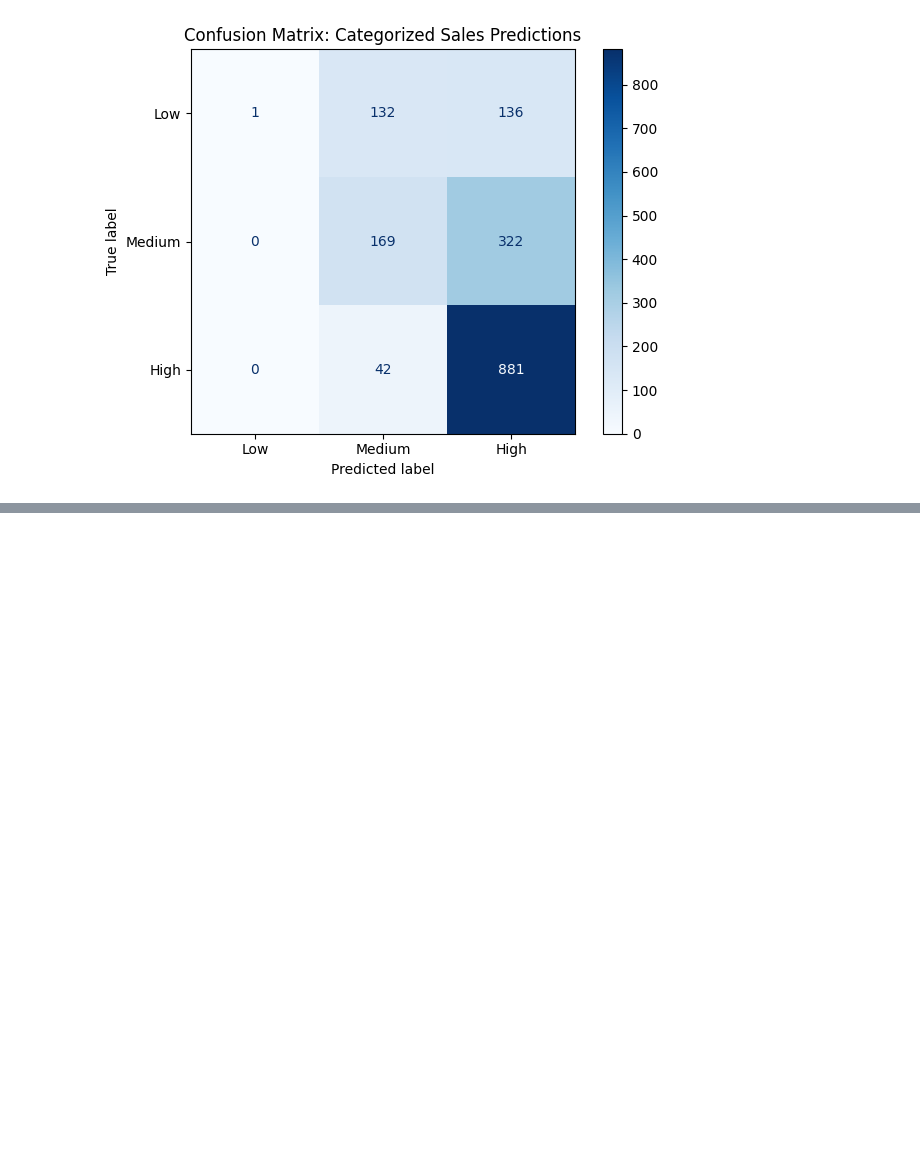
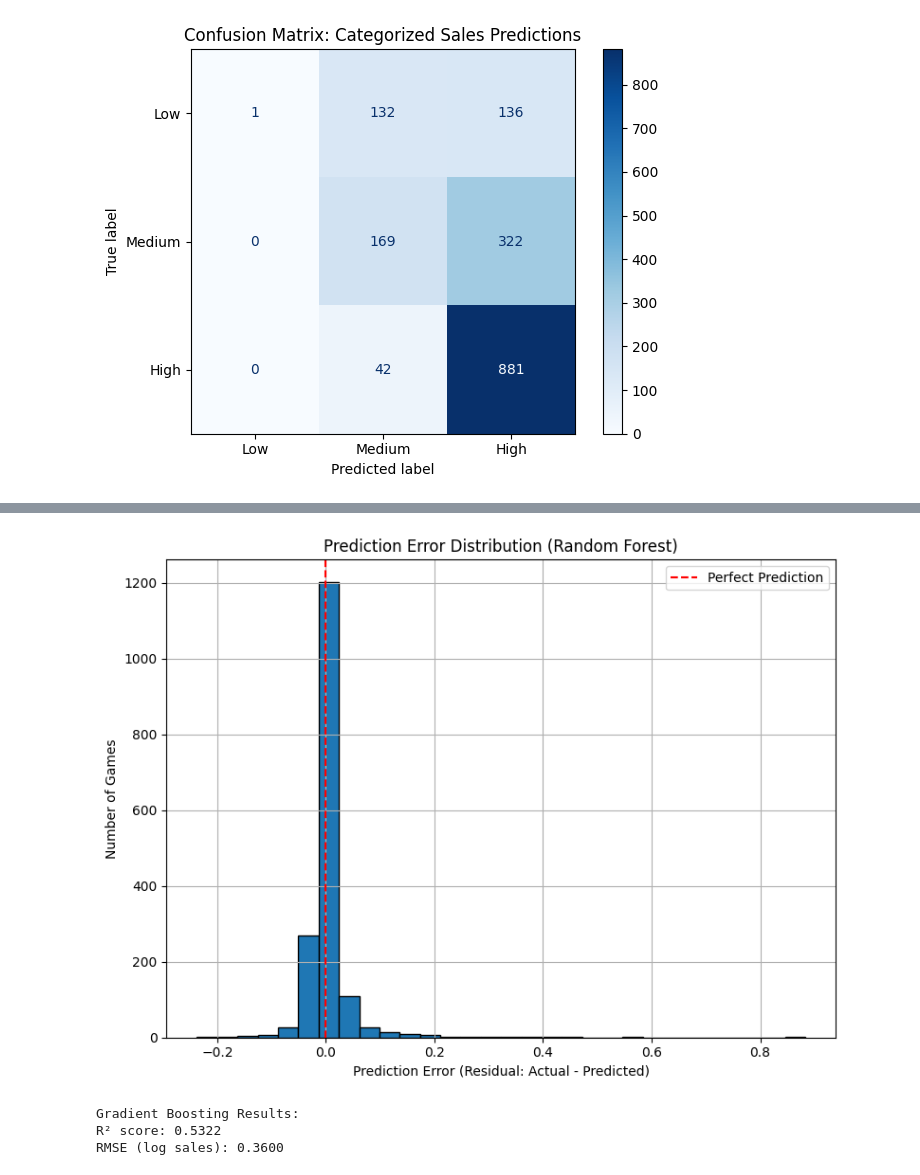
Before and after one commit to mertqara/PopularGameGenres, a Jupyter notebook: dataVisualisationAndAnalysis.ipynb, the cells around one changed output, grey strips where cells are left out. Saved outputs shown, nothing was run; the diff lists cells and outputs as text; code cells hidden in the pictures; blank space fills up the shorter version.

```diff
--- a/dataVisualisationAndAnalysis.ipynb
+++ b/dataVisualisationAndAnalysis.ipynb
@@ -471,0 +520,56 @@ plt.show()
+# %%
+import matplotlib.pyplot as plt
+
+# Calculate residuals (errors)
+residuals_rf = y_test - y_pred_rf
+
+# Plot histogram of residuals
+plt.figure(figsize=(8, 6))
+plt.hist(residuals_rf, bins=30, edgecolor='black')
+plt.axvline(0, color='red', linestyle='--', label='Perfect Prediction')
+plt.title('Prediction Error Distribution (Random Forest)')
+plt.xlabel('Prediction Error (Residual: Actual - Predicted)')
+plt.ylabel('Number of Games')
+plt.grid(True)
+plt.legend()
+plt.tight_layout()
+plt.show()
+# %% [output]
+[figure, added]
+# %%
+from sklearn.ensemble import HistGradientBoostingRegressor
+from sklearn.model_selection import train_test_split
+from sklearn.metrics import r2_score, mean_squared_error
+import numpy as np
+
+# Step 1: Drop any "cheating" sales features
+cols_to_drop = [
+    'Global_Sales', 'Log_Global_Sales',
+    'NA_Sales', 'EU_Sales', 'JP_Sales', 'Other_Sales',
+    'Publisher', 'Name', 'Developer', 'Release_Year'
+]
+
+X_gb = df.drop(columns=cols_to_drop, errors='ignore')
+X_gb = X_gb.select_dtypes(include=[np.number])  # numeric features only
+
+y_gb = df['Log_Global_Sales']
+
+# Step 2: Gradient Boosting handles NaNs, so no need to drop missing
+X_train, X_test, y_train, y_test = train_test_split(X_gb, y_gb, random_state=42)
+
+# Step 3: Train model
+gb_model = HistGradientBoostingRegressor(random_state=42)
+gb_model.fit(X_train, y_train)
+
+# Step 4: Evaluate
+y_pred_gb = gb_model.predict(X_test)
+r2_gb = r2_score(y_test, y_pred_gb)
+rmse_gb = np.sqrt(mean_squared_error(y_test, y_pred_gb))
+
+print("Gradient Boosting Results:")
+print(f"R² score: {r2_gb:.4f}")
+print(f"RMSE (log sales): {rmse_gb:.4f}")
+# %% [output]
+Gradient Boosting Results:
+R² score: 0.5322
+RMSE (log sales): 0.3600
```
Also changed, not shown: parts of 4 cells of this notebook.
